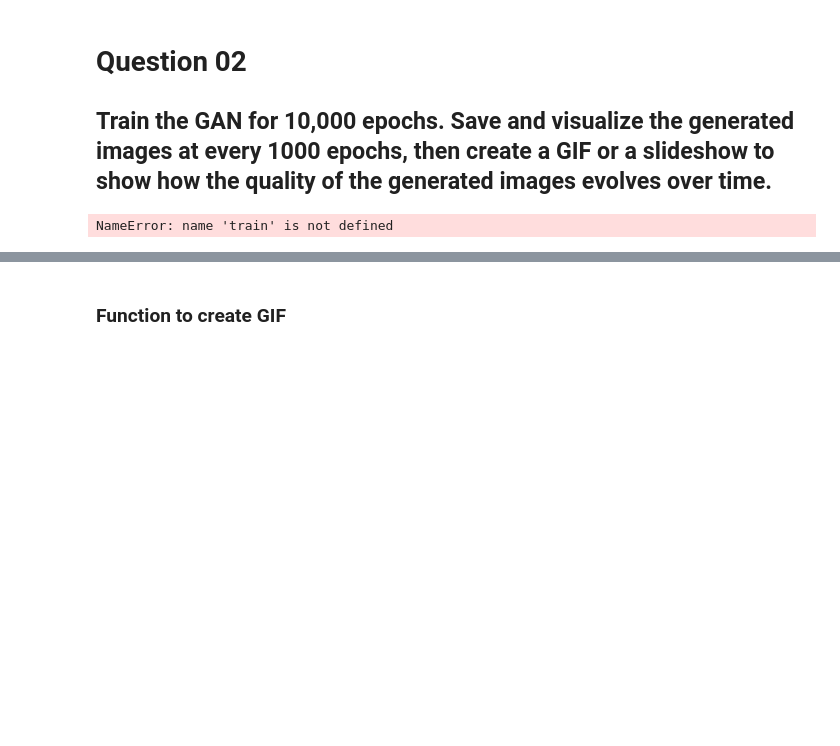
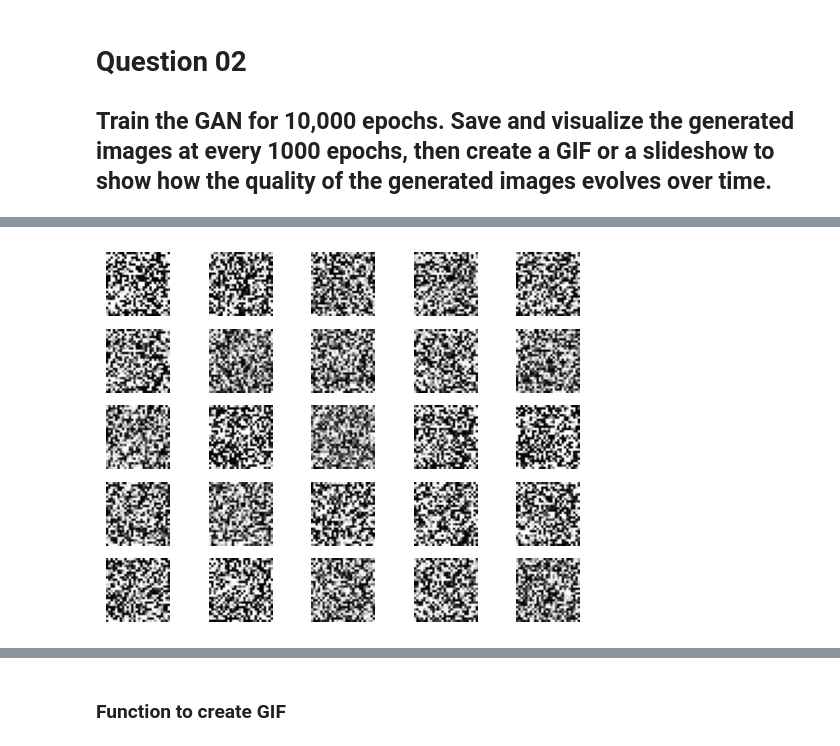
Before and after one commit to ThaminduSulakshana/DL-Lab-SE4050, a Jupyter notebook: lab-9/GAN_MNIST_Dataset.ipynb, the cells around one changed output, grey strips where cells are left out. Saved outputs shown, nothing was run; the diff lists cells and outputs as text; code cells hidden in the pictures; blank space fills up the shorter version.

```diff
--- a/lab-9/GAN_MNIST_Dataset.ipynb
+++ b/lab-9/GAN_MNIST_Dataset.ipynb
@@ -238,23 +254,28 @@ After running this change, observe:
 # Question 02
 
 ## **Train the GAN for 10,000 epochs. Save and visualize the generated images at every 1000 epochs, then create a GIF or a slideshow to show how the quality of the generated images evolves over time.**
-# %%
-train(epochs=10000, batch_size=64, save_interval=1000)
-
-def save_imgs(epoch):
-    noise = np.random.normal(0, 1, (25, latent_dim))
-    gen_imgs = generator.predict(noise)
-    gen_imgs = 0.5 * gen_imgs + 0.5  # Rescale to [0, 1]
-
-    # Save each epoch's images
-    fig, axs = plt.subplots(5, 5)
-    cnt = 0
-    for i in range(5):
-        for j in range(5):
-            axs[i, j].imshow(gen_imgs[cnt, :, :, 0], cmap='gray')
-            axs[i, j].axis('off')
-            cnt += 1
-    fig.savefig(f"gan_images_epoch_{epoch}.png")
-    plt.close()
-# %% [output]
-NameError: name 'train' is not defined
+# %%
+def train_for_10000_epochs(epochs=10000, batch_size=128, save_interval=1000):
+    real = np.ones((batch_size, 1))
+    fake = np.zeros((batch_size, 1))
+
+    for epoch in range(epochs):
+        idx = np.random.randint(0, X_train.shape[0], batch_size)
+        real_imgs = X_train[idx]
+
+        noise = np.random.normal(0, 1, (batch_size, 100))
+        gen_imgs = generator.predict(noise)
+
+        d_loss_real = discriminator.train_on_batch(real_imgs, real)
+        d_loss_fake = discriminator.train_on_batch(gen_imgs, fake)
+        d_loss = 0.5 * np.add(d_loss_real, d_loss_fake)
+
+        g_loss = gan.train_on_batch(noise, real)
+
+        if epoch % save_interval == 0:
+            print(f"{epoch} [D loss: {d_loss[0]}, acc.: {100 * d_loss[1]}%] [G loss: {g_loss}]")
+            save_imgs(epoch)
+
+# Train the GAN for 10,000 epochs
+train_for_10000_epochs(batch_size=64, save_interval=1000)
+# %% [output]
@@ -260,0 +285 @@ NameError: name 'train' is not defined
+[figure, added]
```
Also changed, not shown: parts of 13 cells of this notebook.
